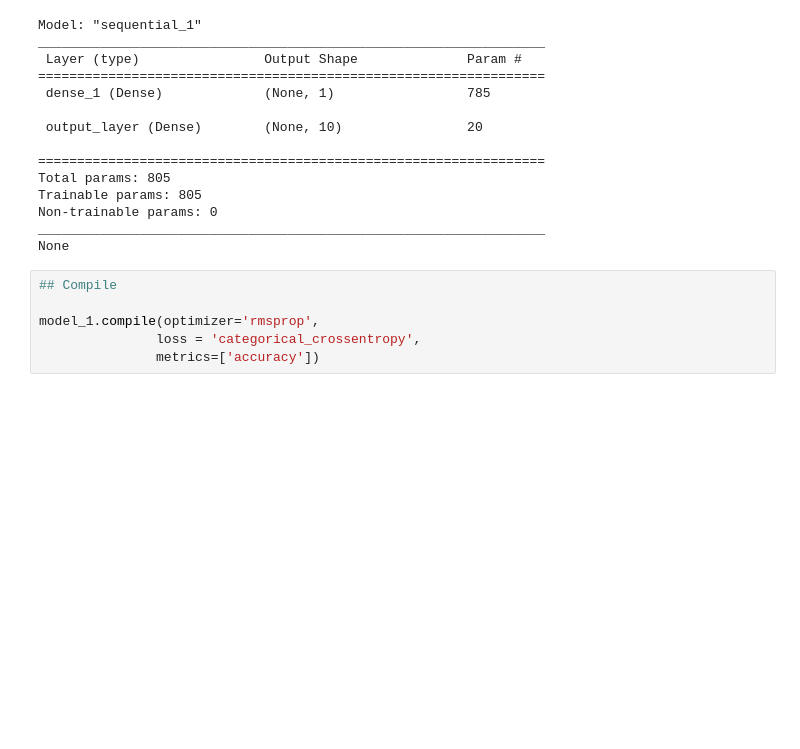
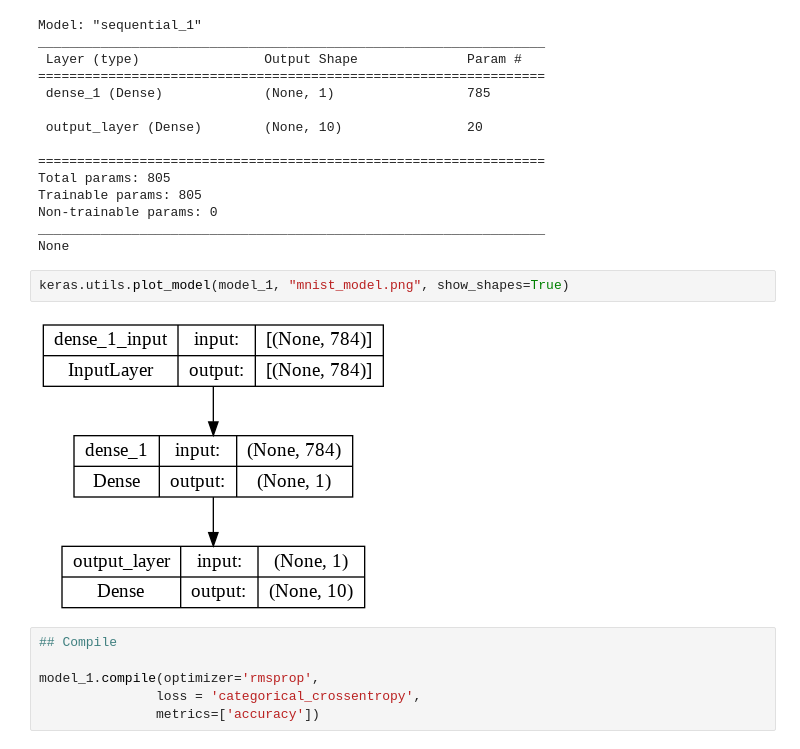
Before and after one commit to alawrence30/Deep-Learning, a Jupyter notebook: MSDS458_Assignment_01_v26_2.ipynb, the cells around one changed output. Drawn from its saved outputs; the diff is of its cells as text; blank space fills up the shorter version.

```diff
--- a/MSDS458_Assignment_01_v26_2.ipynb
+++ b/MSDS458_Assignment_01_v26_2.ipynb
@@ -400,6 +403,10 @@ Trainable params: 805
 Non-trainable params: 0
 _________________________________________________________________
 None
+# %%
+keras.utils.plot_model(model_1, "mnist_model.png", show_shapes=True)
+# %% [output]
+[figure, added]
 # %%
 ## Compile
 
```
Also changed, not shown: parts of 116 cells of this notebook.
